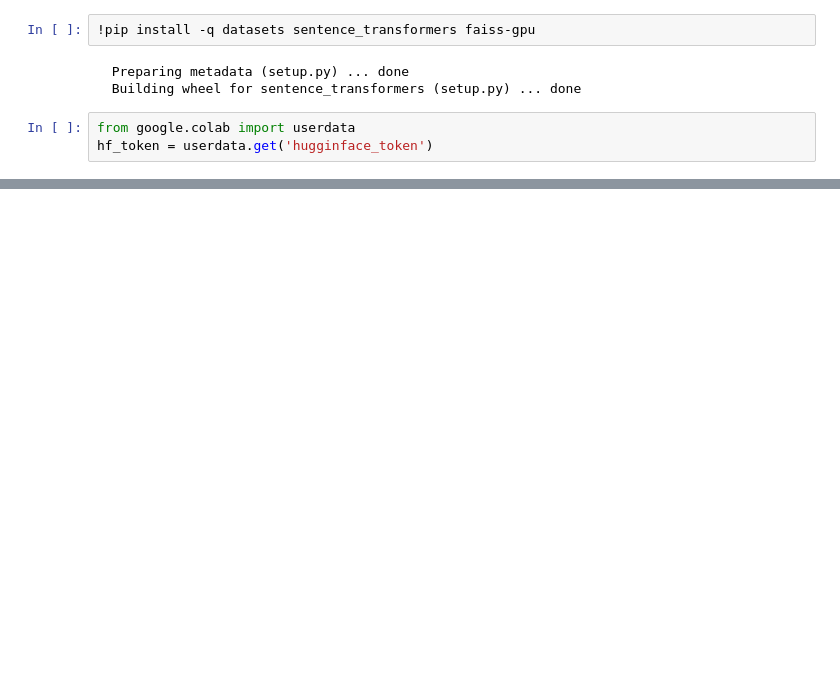
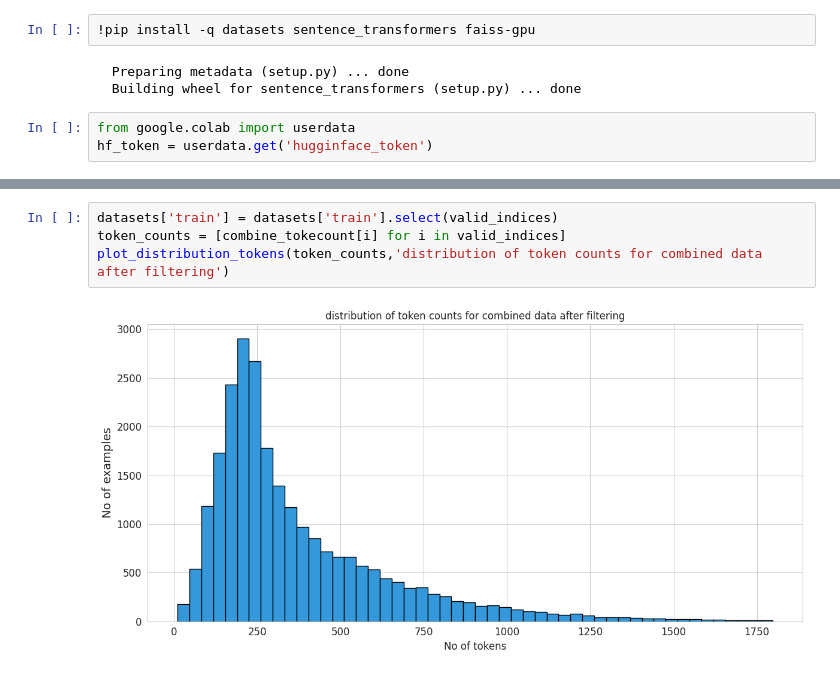
Before and after one commit to vedica1011/NLP_BERT_TL, a Jupyter notebook: finetune_lamma2.ipynb, the cells around one changed output, grey strips where cells are left out. Cells and saved outputs as stored; diff of their text form; blank space fills up the shorter version.

```diff
--- a/finetune_lamma2.ipynb
+++ b/finetune_lamma2.ipynb
@@ -14,0 +78,6 @@ import sentence_transformers
+# %%
+datasets['train'] = datasets['train'].select(valid_indices)
+token_counts = [combine_tokecount[i] for i in valid_indices]
+plot_distribution_tokens(token_counts,'distribution of token counts for combined data after filtering')
+# %% [output]
+[figure, added]
```
Also changed, not shown: parts of 12 cells of this notebook.
